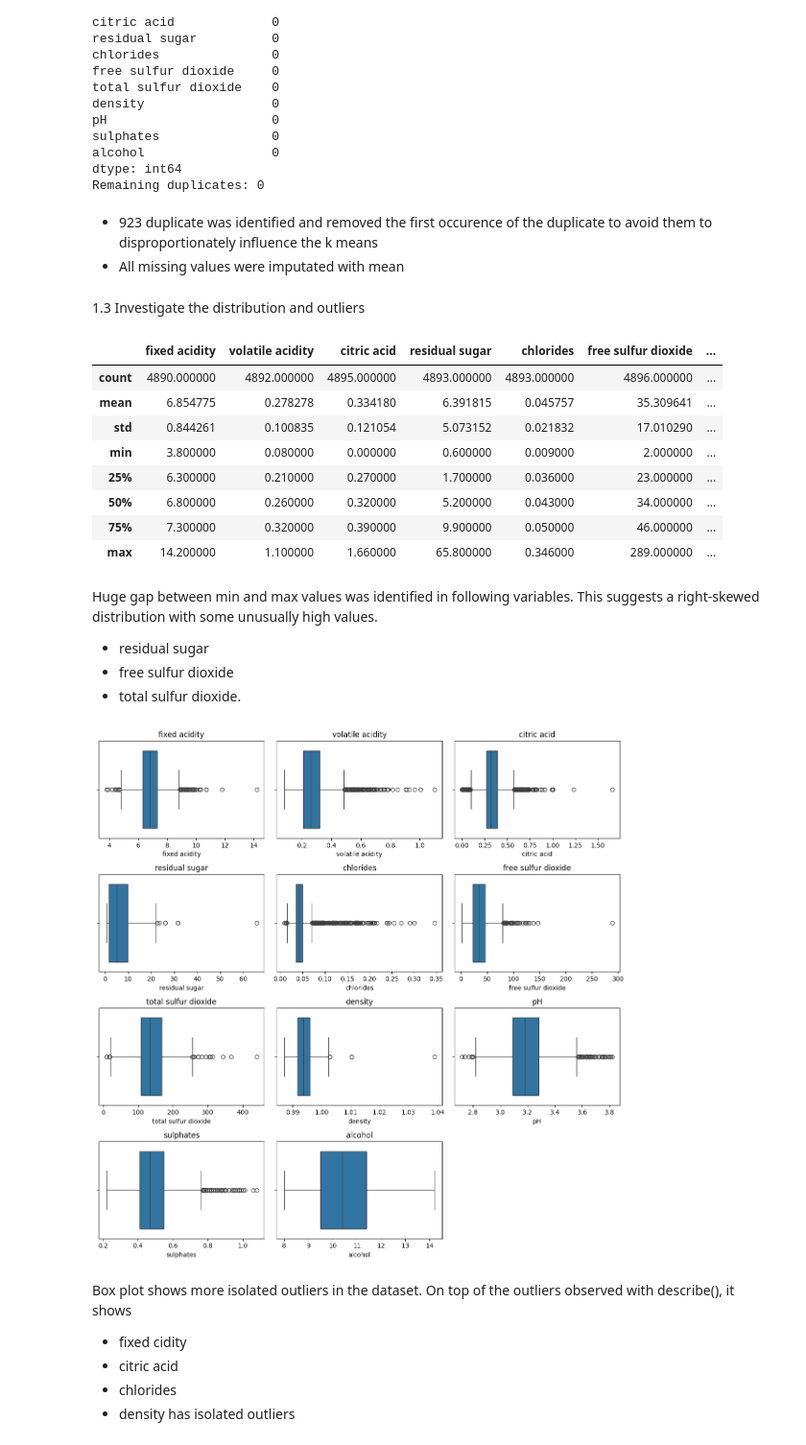
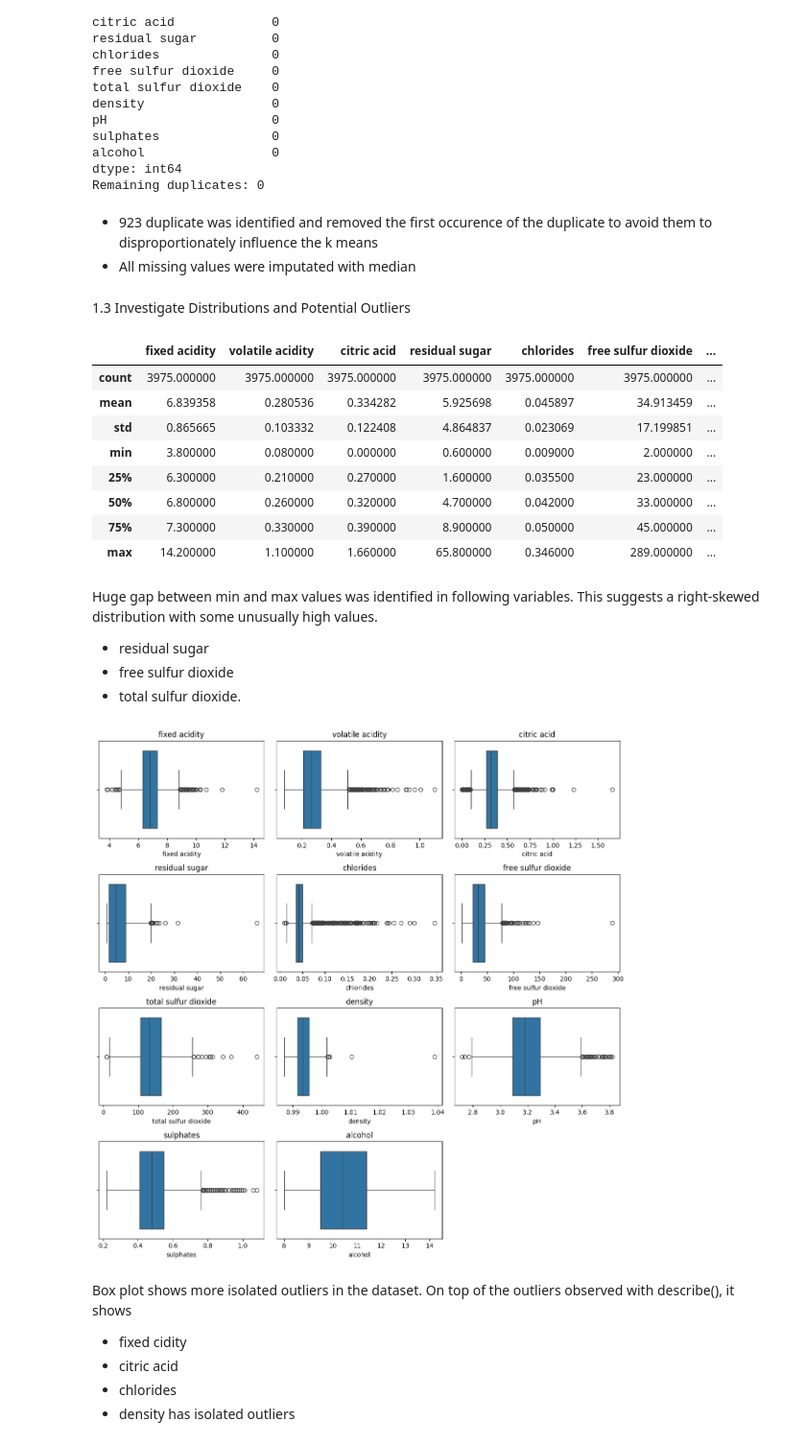
Before and after one commit to Matsuzaki-Yuta/CAB330_Assignment2, a Jupyter notebook: Task_1_Clustering.ipynb, the cells around one changed output. Shown at 96% size. Saved outputs shown, nothing was run; the diff lists cells and outputs as text; code cells hidden in the pictures.

```diff
--- a/Task_1_Clustering.ipynb
+++ b/Task_1_Clustering.ipynb
@@ -101,20 +101,20 @@ dtype: int64
 Remaining duplicates: 0
 # %% [markdown]
 * 923 duplicate was identified and removed the first occurence of the duplicate to avoid them to disproportionately influence the k means
-* All missing values were imputated with mean
+* All missing values were imputated with median
 # %% [markdown]
-1.3 Investigate the distribution and outliers
+1.3 Investigate Distributions and Potential Outliers
 # %%
-df.describe()
+df_clean.describe()
 # %% [output]
 |  | fixed acidity | volatile acidity | citric acid | residual sugar | chlorides | free sulfur dioxide | ... |
-| count | 4890.000000 | 4892.000000 | 4895.000000 | 4893.000000 | 4893.000000 | 4896.000000 | ... |
-| mean | 6.854775 | 0.278278 | 0.334180 | 6.391815 | 0.045757 | 35.309641 | ... |
-| std | 0.844261 | 0.100835 | 0.121054 | 5.073152 | 0.021832 | 17.010290 | ... |
+| count | 3975.000000 | 3975.000000 | 3975.000000 | 3975.000000 | 3975.000000 | 3975.000000 | ... |
+| mean | 6.839358 | 0.280536 | 0.334282 | 5.925698 | 0.045897 | 34.913459 | ... |
+| std | 0.865665 | 0.103332 | 0.122408 | 4.864837 | 0.023069 | 17.199851 | ... |
 | min | 3.800000 | 0.080000 | 0.000000 | 0.600000 | 0.009000 | 2.000000 | ... |
-| 25% | 6.300000 | 0.210000 | 0.270000 | 1.700000 | 0.036000 | 23.000000 | ... |
-| 50% | 6.800000 | 0.260000 | 0.320000 | 5.200000 | 0.043000 | 34.000000 | ... |
-| 75% | 7.300000 | 0.320000 | 0.390000 | 9.900000 | 0.050000 | 46.000000 | ... |
+| 25% | 6.300000 | 0.210000 | 0.270000 | 1.600000 | 0.035500 | 23.000000 | ... |
+| 50% | 6.800000 | 0.260000 | 0.320000 | 4.700000 | 0.042000 | 33.000000 | ... |
+| 75% | 7.300000 | 0.330000 | 0.390000 | 8.900000 | 0.050000 | 45.000000 | ... |
 | max | 14.200000 | 1.100000 | 1.660000 | 65.800000 | 0.346000 | 289.000000 | ... |
 # %% [markdown]
 Huge gap between min and max values was identified in following variables. This suggests a right-skewed distribution with some unusually high values.
@@ -124,21 +124,21 @@ Huge gap between min and max values was identified in following variables. This
 # %%
 features = df.columns
 
 fig, axes = plt.subplots(4, 3, figsize=(12, 12))
 axes = axes.flatten()
 
 for i, feature in enumerate(features):
-    sns.boxplot(x=df[feature], ax=axes[i])
+    sns.boxplot(x=df_clean[feature], ax=axes[i])
     axes[i].set_title(feature)
 
 # remove unused subplot
 for j in range(len(features), len(axes)):
     fig.delaxes(axes[j])
 
 plt.tight_layout()
 plt.show()
 # %% [output]
-[figure, old version]
+[figure, new version]
 # %% [markdown]
 Box plot shows more isolated outliers in the dataset. On top of the outliers observed with describe(), it shows
 * fixed cidity
```
Also changed, not shown: parts of 31 cells of this notebook, 2 other files.
